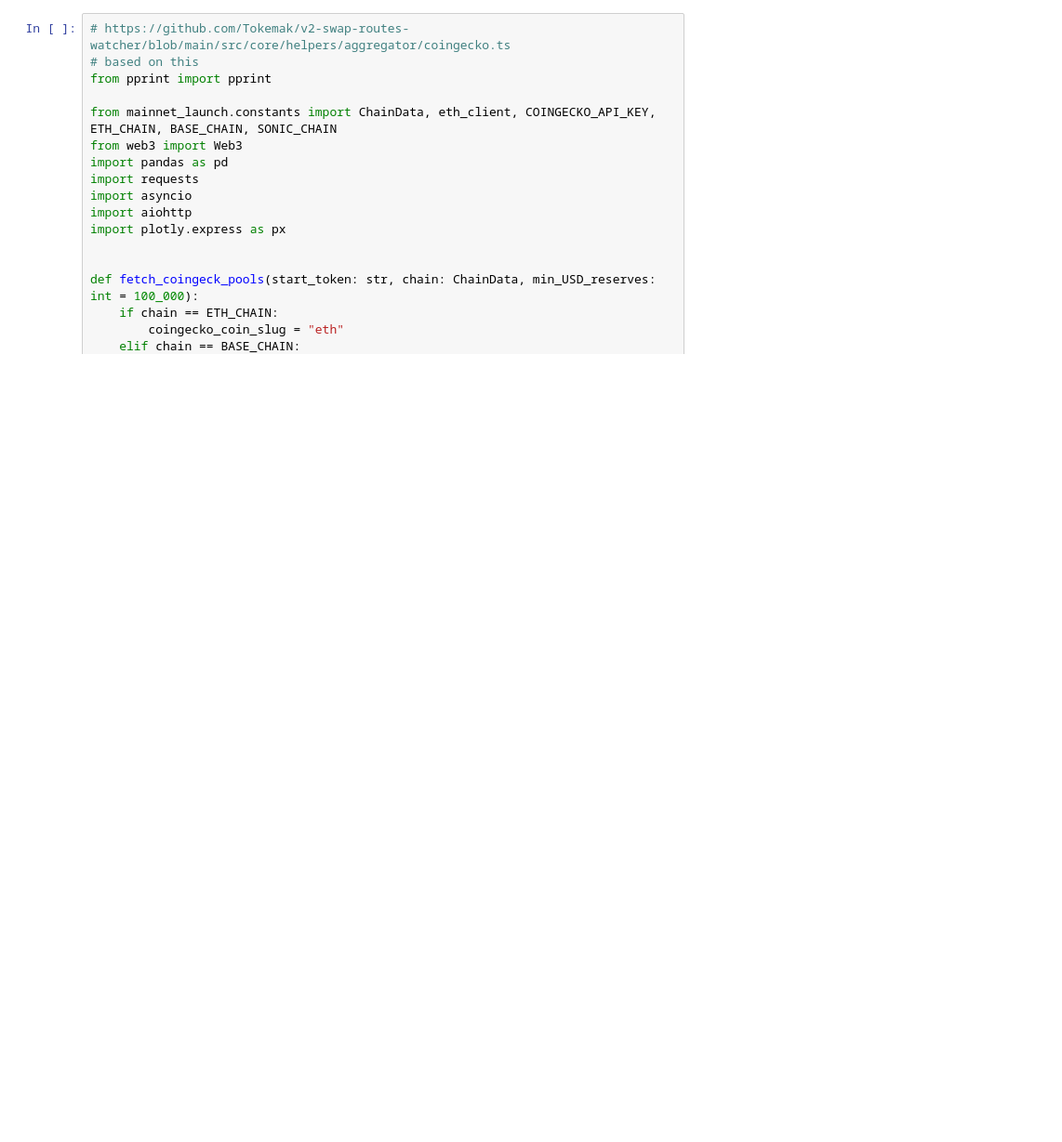
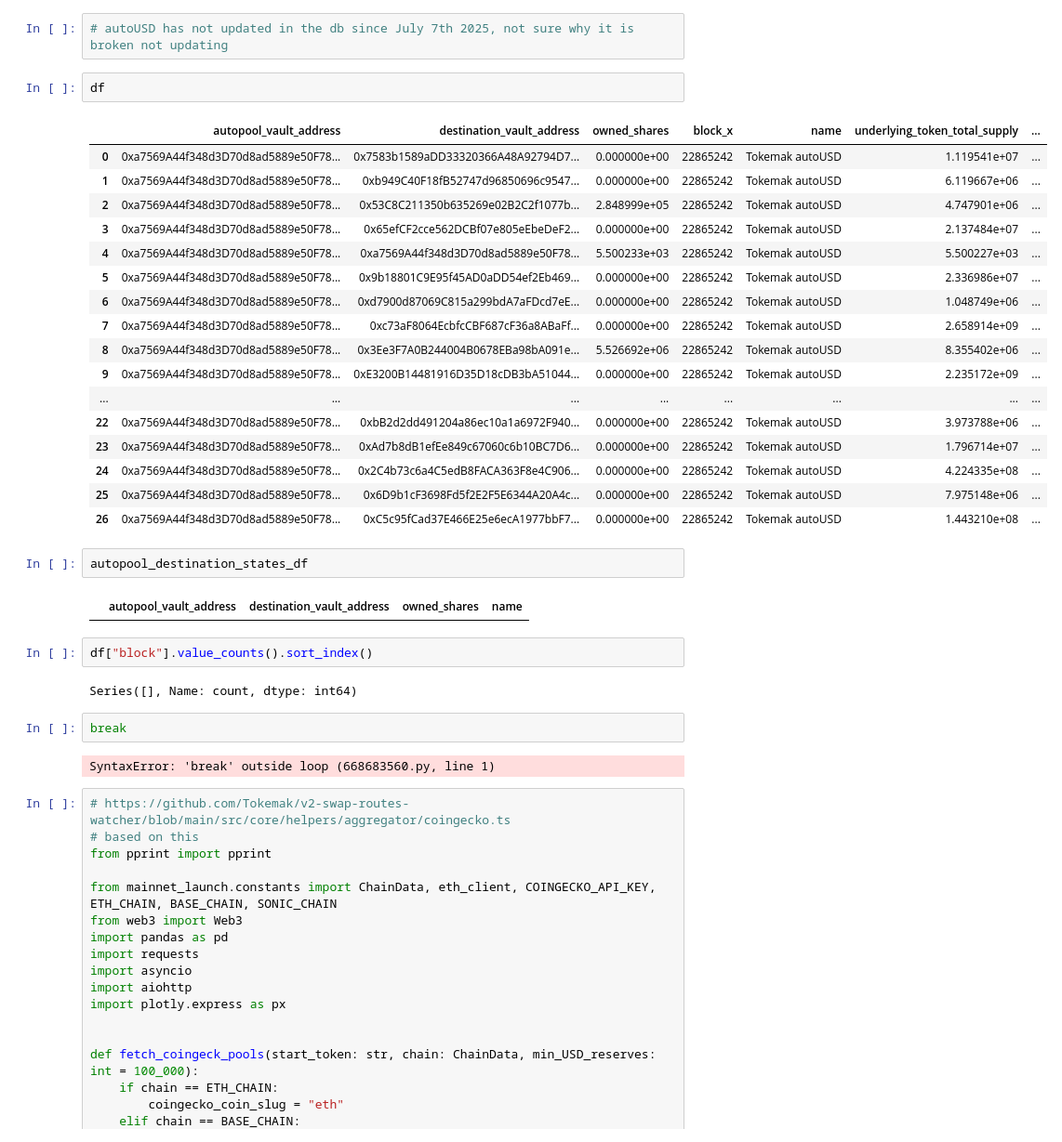
Before and after one commit to Tokemak/v2-rebalance-dashboard, a Jupyter notebook: mainnet_launch/data_fetching/coingecko/a.ipynb, the cells around one changed output. Shown at 93% size. Cells and saved outputs as stored; diff of their text form; blank space fills up the shorter version.

```diff
--- a/mainnet_launch/data_fetching/coingecko/a.ipynb
+++ b/mainnet_launch/data_fetching/coingecko/a.ipynb
@@ -1,3 +83,37 @@
+# %%
+# autoUSD has not updated in the db since July 7th 2025, not sure why it is broken not updating
+# %%
+df
+# %% [output]
+|  | autopool_vault_address | destination_vault_address | owned_shares | block_x | name | underlying_token_total_supply | ... |
+| 0 | 0xa7569A44f348d3D70d8ad5889e50F78... | 0x7583b1589aDD33320366A48A92794D7... | 0.000000e+00 | 22865242 | Tokemak autoUSD | 1.119541e+07 | ... |
+| 1 | 0xa7569A44f348d3D70d8ad5889e50F78... | 0xb949C40F18fB52747d96850696c9547... | 0.000000e+00 | 22865242 | Tokemak autoUSD | 6.119667e+06 | ... |
+| 2 | 0xa7569A44f348d3D70d8ad5889e50F78... | 0x53C8C211350b635269e02B2C2f1077b... | 2.848999e+05 | 22865242 | Tokemak autoUSD | 4.747901e+06 | ... |
+| 3 | 0xa7569A44f348d3D70d8ad5889e50F78... | 0x65efCF2cce562DCBf07e805eEbeDeF2... | 0.000000e+00 | 22865242 | Tokemak autoUSD | 2.137484e+07 | ... |
+| 4 | 0xa7569A44f348d3D70d8ad5889e50F78... | 0xa7569A44f348d3D70d8ad5889e50F78... | 5.500233e+03 | 22865242 | Tokemak autoUSD | 5.500227e+03 | ... |
+| 5 | 0xa7569A44f348d3D70d8ad5889e50F78... | 0x9b18801C9E95f45AD0aDD54ef2Eb469... | 0.000000e+00 | 22865242 | Tokemak autoUSD | 2.336986e+07 | ... |
+| 6 | 0xa7569A44f348d3D70d8ad5889e50F78... | 0xd7900d87069C815a299bdA7aFDcd7eE... | 0.000000e+00 | 22865242 | Tokemak autoUSD | 1.048749e+06 | ... |
+| 7 | 0xa7569A44f348d3D70d8ad5889e50F78... | 0xc73aF8064EcbfcCBF687cF36a8ABaFf... | 0.000000e+00 | 22865242 | Tokemak autoUSD | 2.658914e+09 | ... |
+| 8 | 0xa7569A44f348d3D70d8ad5889e50F78... | 0x3Ee3F7A0B244004B0678EBa98bA091e... | 5.526692e+06 | 22865242 | Tokemak autoUSD | 8.355402e+06 | ... |
+| 9 | 0xa7569A44f348d3D70d8ad5889e50F78... | 0xE3200B14481916D35D18cDB3bA51044... | 0.000000e+00 | 22865242 | Tokemak autoUSD | 2.235172e+09 | ... |
+| ... | ... | ... | ... | ... | ... | ... | ... |
+| 22 | 0xa7569A44f348d3D70d8ad5889e50F78... | 0xbB2d2dd491204a86ec10a1a6972F940... | 0.000000e+00 | 22865242 | Tokemak autoUSD | 3.973788e+06 | ... |
+| 23 | 0xa7569A44f348d3D70d8ad5889e50F78... | 0xAd7b8dB1efEe849c67060c6b10BC7D6... | 0.000000e+00 | 22865242 | Tokemak autoUSD | 1.796714e+07 | ... |
+| 24 | 0xa7569A44f348d3D70d8ad5889e50F78... | 0x2C4b73c6a4C5edB8FACA363F8e4C906... | 0.000000e+00 | 22865242 | Tokemak autoUSD | 4.224335e+08 | ... |
+| 25 | 0xa7569A44f348d3D70d8ad5889e50F78... | 0x6D9b1cF3698Fd5f2E2F5E6344A20A4c... | 0.000000e+00 | 22865242 | Tokemak autoUSD | 7.975148e+06 | ... |
+| 26 | 0xa7569A44f348d3D70d8ad5889e50F78... | 0xC5c95fCad37E466E25e6ecA1977bbF7... | 0.000000e+00 | 22865242 | Tokemak autoUSD | 1.443210e+08 | ... |
+# %%
+autopool_destination_states_df
+# %% [output]
+|  | autopool_vault_address | destination_vault_address | owned_shares | name |
+# %%
+df["block"].value_counts().sort_index()
+# %% [output]
+Series([], Name: count, dtype: int64)
+# %%
+break
+# %% [output]
+SyntaxError: 'break' outside loop (668683560.py, line 1)
 # %%
 # https://github.com/Tokemak/v2-swap-routes-watcher/blob/main/src/core/helpers/aggregator/coingecko.ts
 # based on this
```
Also changed, not shown: parts of 4 cells of this notebook, 4 other files.
